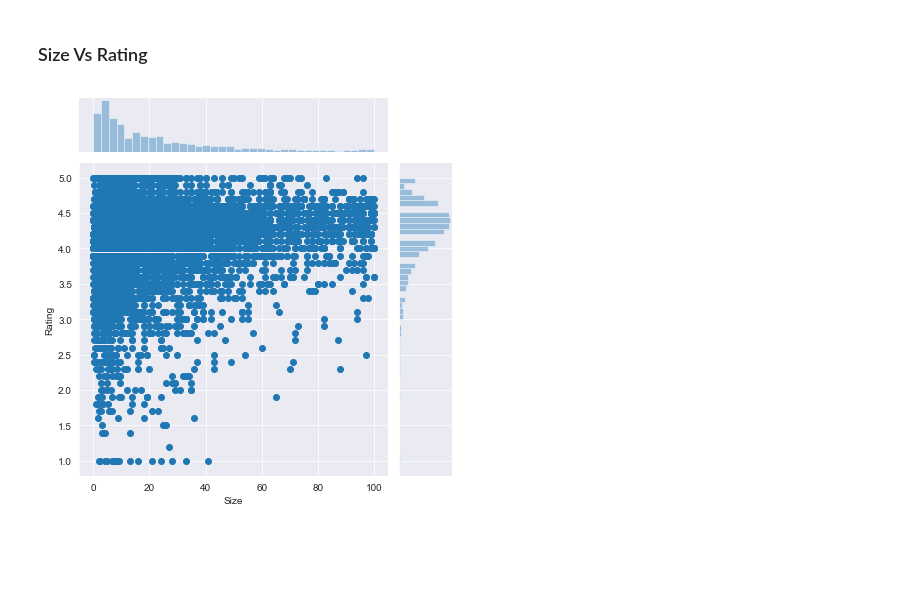
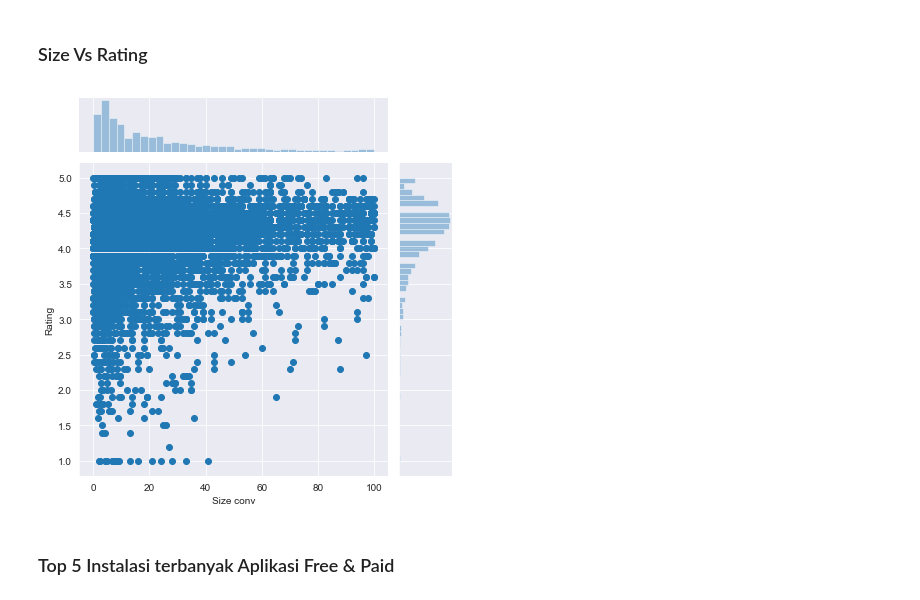
Before and after one commit to rafaelstevi/GooglePlaystore, a Jupyter notebook: Files/eda-googleplaystore.ipynb, the cells around one changed output. Cells and saved outputs as stored; diff of their text form; code cells hidden in the pictures; blank space fills up the shorter version.

```diff
--- a/Files/eda-googleplaystore.ipynb
+++ b/Files/eda-googleplaystore.ipynb
@@ -364 +326,22 @@ dengan mengetahui harga-harga yang dimiliki oleh tiap Aplikasi yang ada didalam
+# %%
+# Mengkonversi Kolom Size ke SIze conv
+dfGapps.insert(5, "Size conv", dfGapps['Size'].apply(lambda x: x.replace(',', '') if ',' in str(x) else x), True)
+
+# Mengubah nilai 'Varies with device menjadi 'NaN' dan Mengkonversi value Size kedalam satuan Megabyte
+dfGapps['Size conv'] = dfGapps['Size conv'].apply(lambda x: str(x).replace('Varies with device', 'NaN') if 'Varies with device' in str(x) else x)
+
+dfGapps['Size conv'] = dfGapps['Size conv'].apply(lambda x: str(x).replace('M', '') if 'M' in str(x) else x)
+dfGapps['Size conv'] = dfGapps['Size conv'].apply(lambda x: str(x).replace(',', '') if 'M' in str(x) else x)
+
+# mengkonversi kilobyte menjadi byte dengan / 1000
+dfGapps['Size conv'] = dfGapps['Size conv'].apply(lambda x: float(str(x).replace('k', '')) / 1000 if 'k' in str(x) else x)
+
+# Mengubah type Size kembali menjadi Float
+dfGapps['Size conv'] = dfGapps['Size conv'].apply(lambda x: float(x))
+# %%
+# Mengkonversi Kolom Install ke Install conv
+dfGapps.insert(7, "Installs conv", dfGapps['Installs'].apply(lambda x: x.replace(',', '') if ',' in str(x) else x), True)
+dfGapps['Installs conv'] = dfGapps['Installs conv'].apply(lambda x: float(str(x).replace('+', '')) /1000 if '+' in str(x)else x)
+dfGapps['Installs conv'] = dfGapps['Installs conv'].apply(lambda x: str(x))
+dfGapps['Installs conv'] = dfGapps['Installs conv'].apply(lambda x: x.replace('.0', '') if '.0' in str(x) else x) + 'K+'
 # %%
@@ -367,7 +351,7 @@ def convert_currency(val):
     new_val = val.replace(',','').replace('$', '')
     return float(new_val)
 # %%
-# Membuat dataframe baru yang berisikan nilai dari dataframe dfGapps
-dfPrice = dfGapps
+# Mengkonversi Kolom Price ke Price conv
+dfGapps.insert(9, "Price conv", dfGapps['Price'])
 # mengaplikasikan method convert_currency kedalam dfPrice
-dfPrice['Price'] = dfGapps['Price'].apply(convert_currency)
+dfGapps['Price conv'] = dfGapps['Price conv'].apply(convert_currency)
@@ -373,0 +383,10 @@ dfPrice['Price'] = dfGapps['Price'].apply(convert_currency)
+# %%
+dfGapps = dfGapps.drop(dfGapps.loc[dfGapps['Size conv'].isnull()].index)
+dfGapps = dfGapps.drop(dfGapps.loc[dfGapps['Rating'].isnull()].index)
+dfGapps = dfGapps.drop(dfGapps.loc[dfGapps['Current Ver'].isnull()].index)
+dfGapps = dfGapps.drop(dfGapps.loc[dfGapps['Android Ver'].isnull()].index)
+dfGapps = dfGapps.drop(dfGapps.loc[dfGapps['Genres'].isnull()].index)
+dfGapps = dfGapps.drop(dfGapps.loc[dfGapps['Type'].isnull()].index)
+
+# Memastikan sudah tidak ada missing value
+dfGapps.isnull().sum().max()
@@ -1239,6 +1237,8 @@ axes[10][2].set_ylim(0,5)
 # %%
 # Size vs Rating
 sns.set_style("darkgrid")
-ax = sns.jointplot(dfGapps['Size'], dfGapps['Rating'])
+ax = sns.jointplot(dfGapps['Size conv'], dfGapps['Rating'])
 # %% [output]
-[figure, old version]
+[figure, new version]
+# %% [markdown]
+### Top 5 Instalasi terbanyak Aplikasi Free & Paid
```
Also changed, not shown: parts of 39 cells of this notebook.
